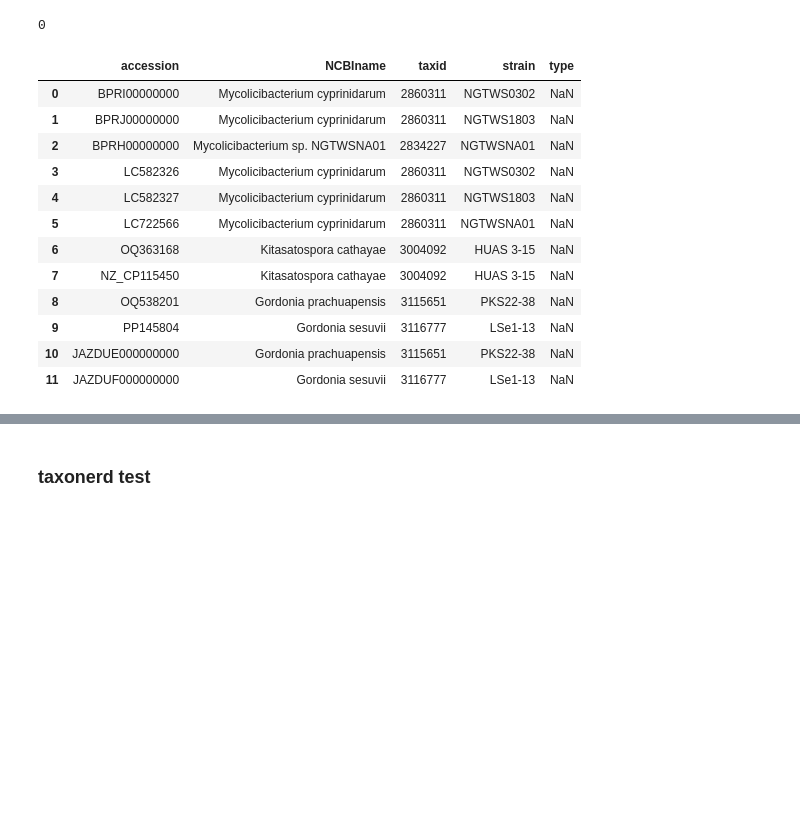
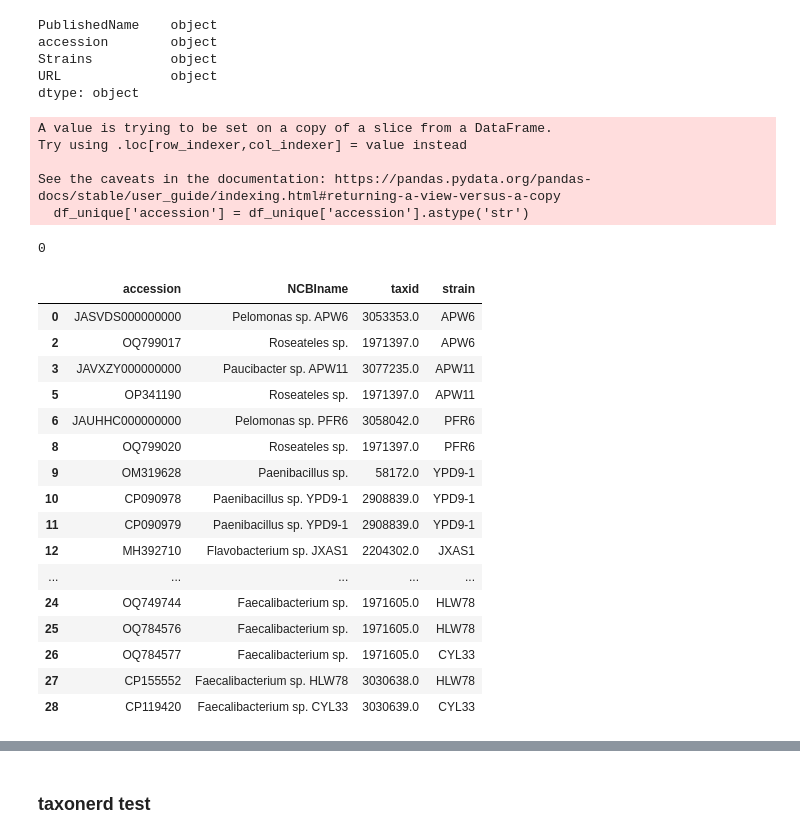
Before and after one commit to mcveigh-h16/IJSEM-webscraper, a Jupyter notebook: selenium_webscraper.ipynb, the cells around one changed output, grey strips where cells are left out. Drawn from its saved outputs; the diff is of its cells as text; code cells hidden in the pictures; blank space fills up the shorter version.

```diff
--- a/selenium_webscraper.ipynb
+++ b/selenium_webscraper.ipynb
@@ -185,0 +311,8 @@ df_unique
+# %%
+df_unique.dtypes
+# %% [output]
+PublishedName    object
+accession        object
+Strains          object
+URL              object
+dtype: object
@@ -186,2 +322,10 @@ df_unique
+# %%
+df_unique['accession'] = df_unique['accession'].astype('str')
+# %% [output]
+A value is trying to be set on a copy of a slice from a DataFrame.
+Try using .loc[row_indexer,col_indexer] = value instead
+
+See the caveats in the documentation: https://pandas.pydata.org/pandas-docs/stable/user_guide/indexing.html#returning-a-view-versus-a-copy
+  df_unique['accession'] = df_unique['accession'].astype('str')
 # %%
 with open('acclist', 'w') as f:
@@ -194,22 +338,29 @@ os.system("/netopt/ncbi_tools64/bin/srcchk -i acclist -f taxname,taxid,strain,ty
 # %%
 taxdata_file_name = (r'acclist.taxdata')
 srcchk_df = pd.read_csv(taxdata_file_name, sep='\t', index_col=None, low_memory=False)
-srcchk_df .rename(columns={'organism' : 'NCBIname','Unnamed: 4':'type'}, inplace=True)
-srcchk_df['accession'] = srcchk_df['accession'].astype(str).apply(lambda x: x.replace('.1',''))
+srcchk_df.drop(columns=['Unnamed: 4'], inplace=True)
+srcchk_df.rename(columns={'organism' : 'NCBIname'}, inplace=True)
+srcchk_df['accession'] = srcchk_df['accession'].astype(str).replace('\.\d+', '', regex=True).astype(str)
+srcchk_df = srcchk_df.dropna()
 srcchk_df
+#many need to add dropna here
 # %% [output]
-|  | accession | NCBIname | taxid | strain | type |
-| 0 | BPRI00000000 | Mycolicibacterium cyprinidarum | 2860311 | NGTWS0302 | NaN |
-| 1 | BPRJ00000000 | Mycolicibacterium cyprinidarum | 2860311 | NGTWS1803 | NaN |
-| 2 | BPRH00000000 | Mycolicibacterium sp. NGTWSNA01 | 2834227 | NGTWSNA01 | NaN |
-| 3 | LC582326 | Mycolicibacterium cyprinidarum | 2860311 | NGTWS0302 | NaN |
-| 4 | LC582327 | Mycolicibacterium cyprinidarum | 2860311 | NGTWS1803 | NaN |
-| 5 | LC722566 | Mycolicibacterium cyprinidarum | 2860311 | NGTWSNA01 | NaN |
-| 6 | OQ363168 | Kitasatospora cathayae | 3004092 | HUAS 3-15 | NaN |
-| 7 | NZ_CP115450 | Kitasatospora cathayae | 3004092 | HUAS 3-15 | NaN |
-| 8 | OQ538201 | Gordonia prachuapensis | 3115651 | PKS22-38 | NaN |
-| 9 | PP145804 | Gordonia sesuvii | 3116777 | LSe1-13 | NaN |
-| 10 | JAZDUE000000000 | Gordonia prachuapensis | 3115651 | PKS22-38 | NaN |
-| 11 | JAZDUF000000000 | Gordonia sesuvii | 3116777 | LSe1-13 | NaN |
+|  | accession | NCBIname | taxid | strain |
+| 0 | JASVDS000000000 | Pelomonas sp. APW6 | 3053353.0 | APW6 |
+| 2 | OQ799017 | Roseateles sp. | 1971397.0 | APW6 |
+| 3 | JAVXZY000000000 | Paucibacter sp. APW11 | 3077235.0 | APW11 |
+| 5 | OP341190 | Roseateles sp. | 1971397.0 | APW11 |
+| 6 | JAUHHC000000000 | Pelomonas sp. PFR6 | 3058042.0 | PFR6 |
+| 8 | OQ799020 | Roseateles sp. | 1971397.0 | PFR6 |
+| 9 | OM319628 | Paenibacillus sp. | 58172.0 | YPD9-1 |
+| 10 | CP090978 | Paenibacillus sp. YPD9-1 | 2908839.0 | YPD9-1 |
+| 11 | CP090979 | Paenibacillus sp. YPD9-1 | 2908839.0 | YPD9-1 |
+| 12 | MH392710 | Flavobacterium sp. JXAS1 | 2204302.0 | JXAS1 |
+| ... | ... | ... | ... | ... |
+| 24 | OQ749744 | Faecalibacterium sp. | 1971605.0 | HLW78 |
+| 25 | OQ784576 | Faecalibacterium sp. | 1971605.0 | HLW78 |
+| 26 | OQ784577 | Faecalibacterium sp. | 1971605.0 | CYL33 |
+| 27 | CP155552 | Faecalibacterium sp. HLW78 | 3030638.0 | HLW78 |
+| 28 | CP119420 | Faecalibacterium sp. CYL33 | 3030639.0 | CYL33 |
 # %%
 combine_df=pd.merge(left=pub4_df, right=srcchk_df, left_on='accession', right_on='accession', how = 'outer')
```
Also changed, not shown: parts of 35 cells of this notebook, 1 other file.
